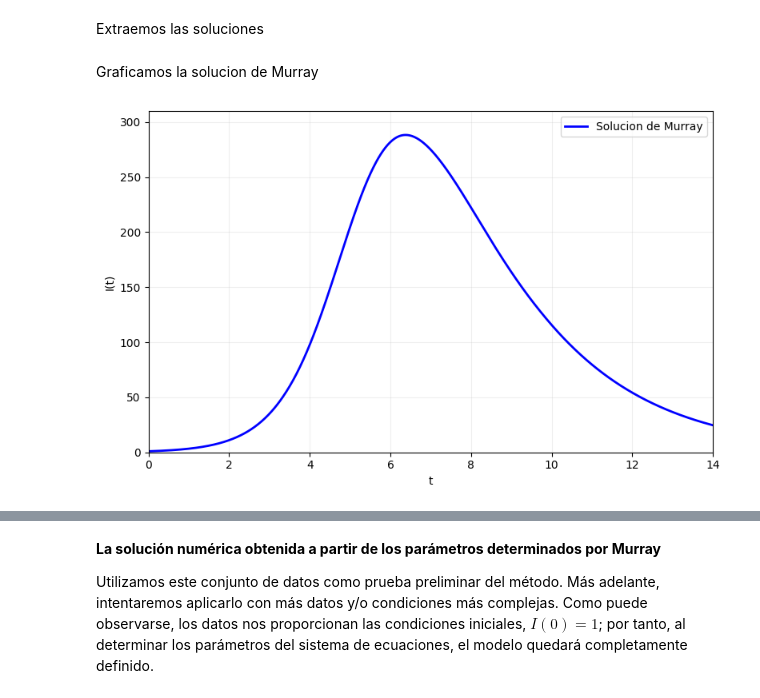
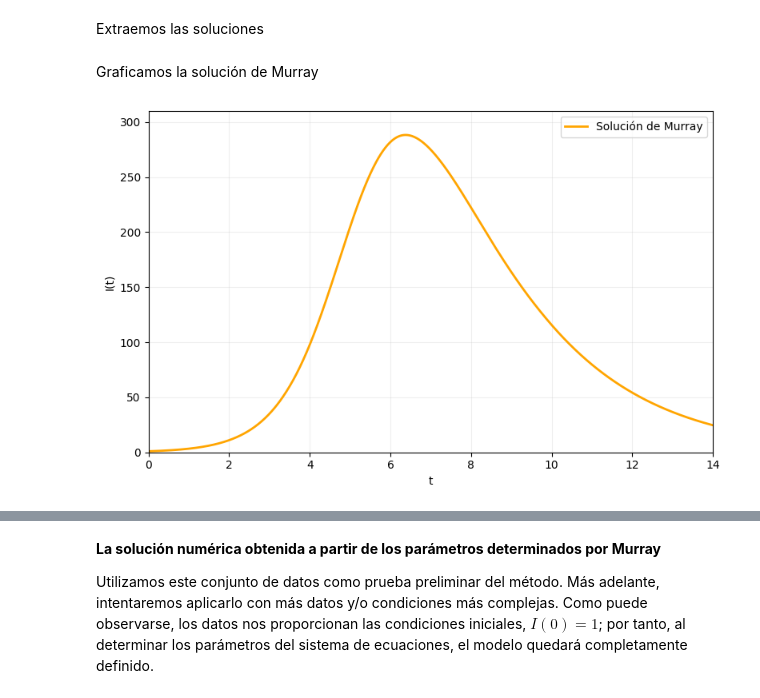
Before and after one commit to FOFM030711/SIMULACION-II, a Jupyter notebook: PROYECT_SIR.ipynb, the cells around one changed output, grey strips where cells are left out. Cells and saved outputs as stored; diff of their text form; code cells hidden in the pictures.

```diff
--- a/PROYECT_SIR.ipynb
+++ b/PROYECT_SIR.ipynb
@@ -161,32 +164,32 @@ I = solucion.y[1]
 R = solucion.y[2]
 # %% [markdown]
 
- Graficamos la solucion de Murray
+ Graficamos la solución de Murray
 # %%
 
 plt.figure(figsize=(8, 5))
 
 
 
 # Curva de Murray
 plt.plot(
     t,
     I,
-    color='blue',
+    color='orange',
     linewidth=2,
-    label="Solucion de Murray"
+    label="Solución de Murray"
 )
 
 plt.xlabel('t')
 plt.ylabel('I(t)')
 
 plt.xlim(0, 14)
 plt.ylim(0, 310)
 
 plt.legend()
 plt.grid(True, alpha=0.2)
 
 plt.tight_layout()
 plt.show()
 # %% [output]
-[figure, old version]
+[figure, new version]
```
Also changed, not shown: parts of 55 cells of this notebook.
